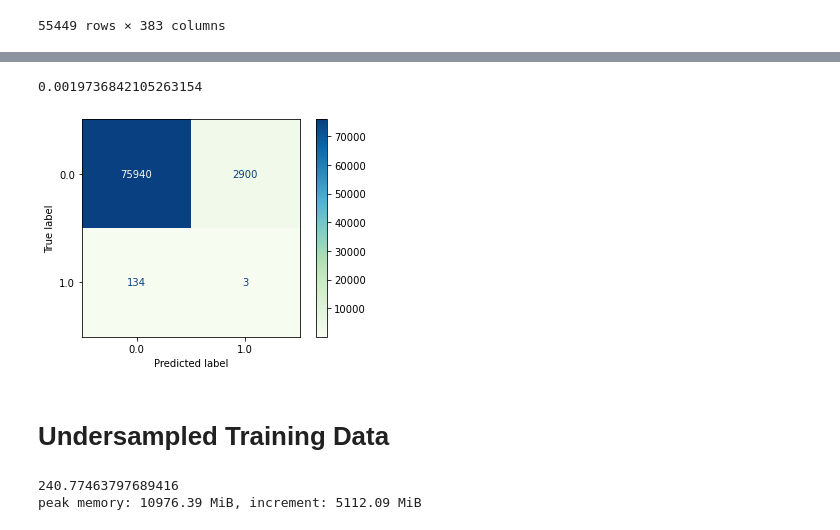
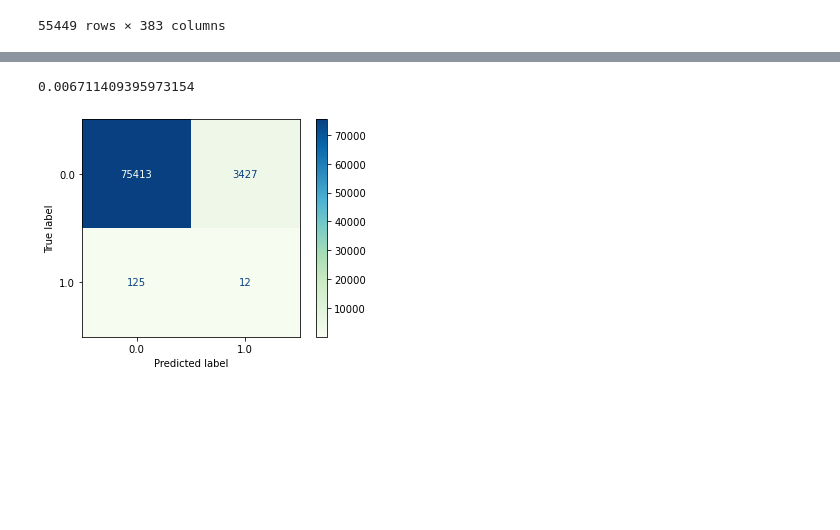
Before and after one commit to Jack-Coutts/ThyCa_Classification_UKBB, a Jupyter notebook: jupyter_notebooks/random_forest_hyperparams.ipynb, the cells around one changed output, grey strips where cells are left out. Cells and saved outputs as stored; diff of their text form; code cells hidden in the pictures; blank space fills up the shorter version.

```diff
--- a/jupyter_notebooks/random_forest_hyperparams.ipynb
+++ b/jupyter_notebooks/random_forest_hyperparams.ipynb
@@ -279,26 +334,14 @@ peak memory: 41009.70 MiB, increment: 37892.31 MiB
 # %%
-y_preds = rfp.predict(X_test)
+# Model evaluation
+f1_score(y_test, y_preds)
+# %% [output]
+0.006711409395973154
 # %%
-from sklearn.metrics import f1_score, plot_confusion_matrix
+# Confusion Matrix
+cm = confusion_matrix(y_test, y_preds, labels=rfp.classes_)
+disp = ConfusionMatrixDisplay(confusion_matrix=cm,
+                              display_labels=rfp.classes_)
+disp.plot(cmap='GnBu')
+plt.show()
+# %% [output]
+[figure, added]
-# %%
-f1_score(y_test, y_preds)
-# %% [output]
-0.0019736842105263154
-# %%
-plot_confusion_matrix(rfp, X_test, y_test, cmap='GnBu')
-plt.show()
-# %% [output]
-[figure, removed]
-# %% [markdown]
-# Undersampled Training Data
-# %%
-%%memit
-
-t=Stopwatch()
-
-rfp.fit(X_res, y_res)
-
-print(t.stop())
-# %% [output]
-240.77463797689416
-peak memory: 10976.39 MiB, increment: 5112.09 MiB
```
Also changed, not shown: parts of 36 cells of this notebook.
